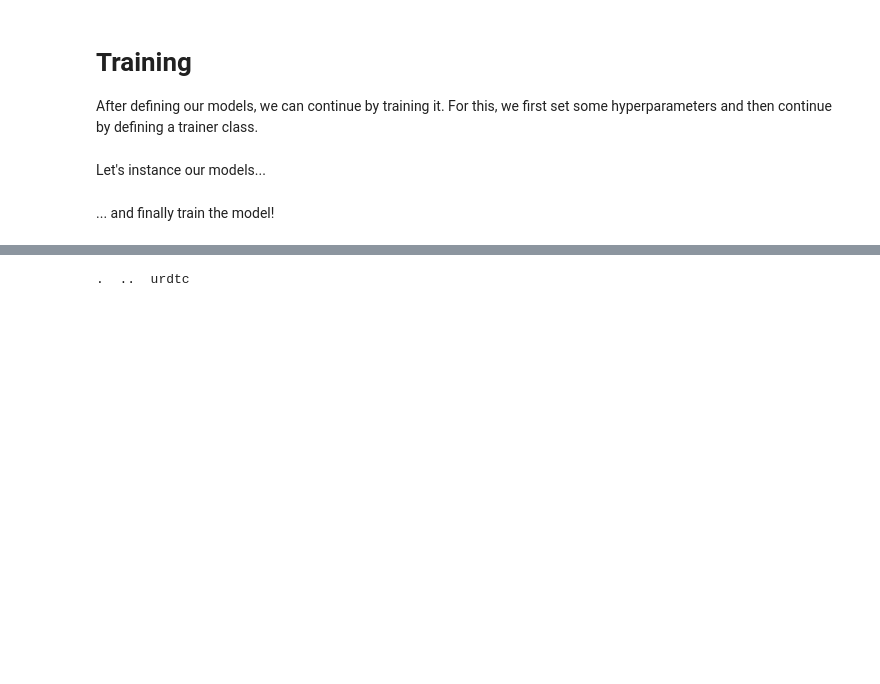
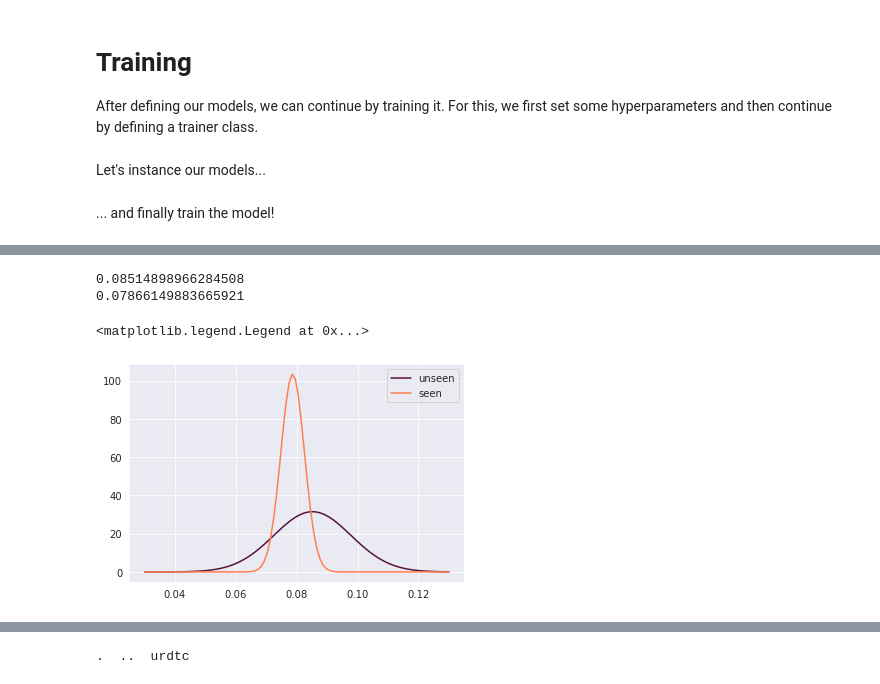
Before and after one commit to stefanwezel/urdtc, a Jupyter notebook: uRDTC.ipynb, the cells around one changed output, grey strips where cells are left out. Cells and saved outputs as stored; diff of their text form; code cells hidden in the pictures; blank space fills up the shorter version.

```diff
--- a/uRDTC.ipynb
+++ b/uRDTC.ipynb
@@ -1621,0 +1783,65 @@ Accuracy (test), Top1: 76.16%, Top5: 91.44%
+# %%
+# print(model.sigmas_list[0])
+
+# unseen_attrs = [101-1, 145-1, 151-1, 235 -1,308-1, 312+101-1, 312+145-1, 312+151-1, 312+235 -1,312+308-1]
+unseen_attrs = [101, 145, 151, 235 ,308]#, 312+101, 312+145, 312+151, 312+235 ,312+308]
+# unseen_attrs = [101+1, 145+1, 151+1, 235 +1,308+1, 312+101+1, 312+145+1, 312+151+1, 312+235 +1,312+308+1]
+# unseen_attrs = [101, 101+1, 145, 145+1, 151, 151+1, 235,235 +1,308,308+1]
+seen_attrs = [i for i in range(312)if i not in unseen_attrs]
+unseen_mask = torch.tensor([1 if x in unseen_attrs else 0 for x in range(312)], device=device).repeat(model.sigmas_list[0].size(0),1)
+# print(unseen_mask.size())
+
+seen_mask = 1. - unseen_mask
+# print(seen_mask.size())
+unseen_sigmas_means = []
+
+seen_sigmas_means = []
+
+
+for batch_index in range(len(model.sigmas_list)):
+# for batch_index in range(2):
+    if model.sigmas_list[batch_index].size(0)==64:
+        sigmas = model.sigmas_list[batch_index]
+        sigmas_new = torch.zeros(64, 312, 1,device=device)
+        sigmas_new += sigmas.view(64,-1,2)[:,:,0].unsqueeze(2)
+        sigmas_new += sigmas.view(64,-1,2)[:,:,1].unsqueeze(2)
+        sigmas = sigmas_new[:,:,0]
+#         print(sigmas.size())
+        unseen_sigmas = sigmas * unseen_mask
+        unseen_sigmas_means += unseen_sigmas.mean(dim=0)[[unseen_attrs]].tolist()
+        seen_sigmas = sigmas * seen_mask
+        seen_sigmas_means += seen_sigmas.mean(dim=0)[[seen_attrs]].tolist()
+#         print(seen_sigmas.mean())
+
+
+print(np.mean(unseen_sigmas_means))
+print(np.mean(seen_sigmas_means))
+
+
+x_min = 0.03#min(np.array(unseen_sigmas_means).min(), np.array(seen_sigmas_means).min())
+x_max = 0.13
+#min(np.array(unseen_sigmas_means).max(), np.array(seen_sigmas_means).max())
+
+
+# x_min = np.concatenate((unseen_sigmas_means, unseen_sigmas)).min()
+# x_max = np.concatenate((seen_sigmas, unseen_sigmas)).max()
+x = np.linspace(x_min, x_max, 100)
+y_unseen = scipy.stats.norm.pdf(x,np.mean(unseen_sigmas_means),np.std(unseen_sigmas_means))
+y_seen = scipy.stats.norm.pdf(x,np.mean(seen_sigmas_means),np.std(seen_sigmas_means))
+plt.plot(x,y_unseen, color='xkcd:plum', label = 'unseen')
+plt.plot(x,y_seen, color='coral', label = 'seen')
+plt.legend()
+
+# uncertain_onehot = torch.tensor([[0., 0., 1.]], device=device).repeat(images.size(0), attribute_size, 1)
+# print(unseen_batch_mask.size())
+# #308
+# # 101
+# # 235
+# # 145
+# 151
+plt.savefig(figure_path + 'zero_shot_uncertainty.pdf',bbox_inches='tight')
+# %% [output]
+0.08514898966284508
+0.07866149883665921
+<matplotlib.legend.Legend at 0x...>
+[figure, added]
```
Also changed, not shown: parts of 12 cells of this notebook, 3 other files.
